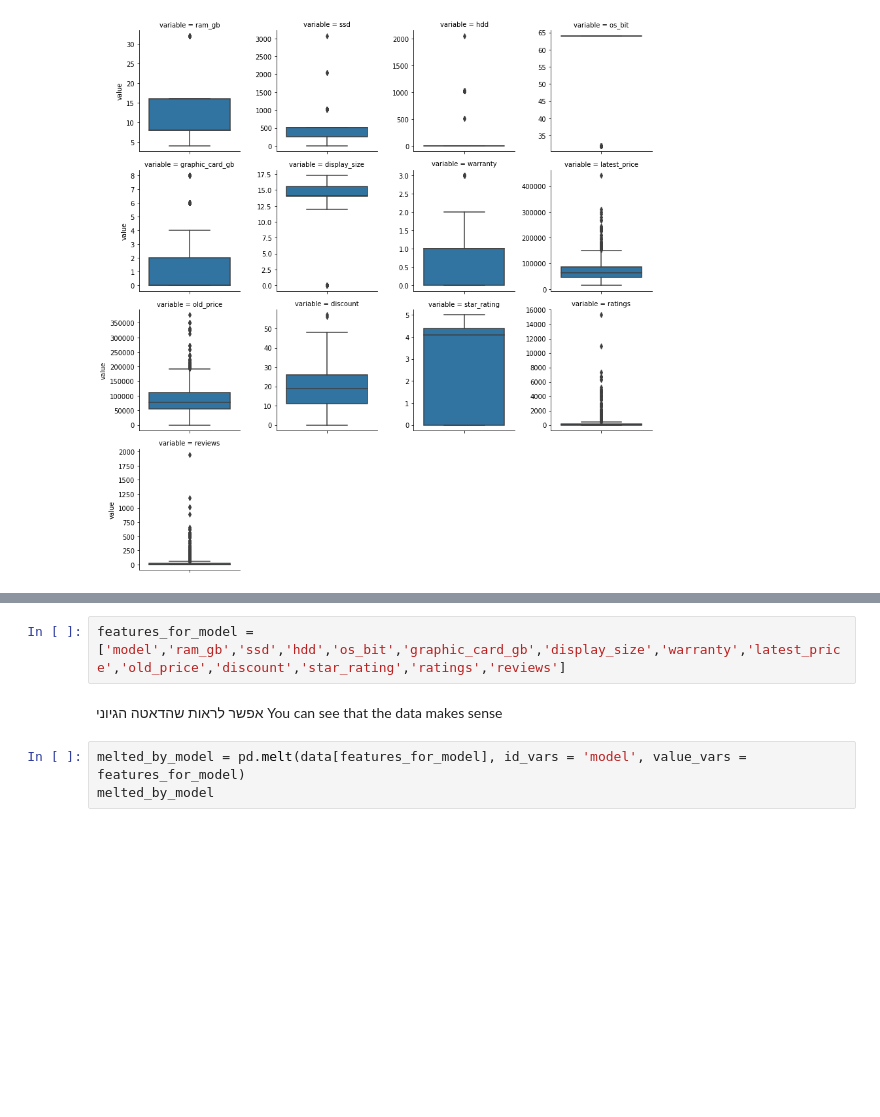
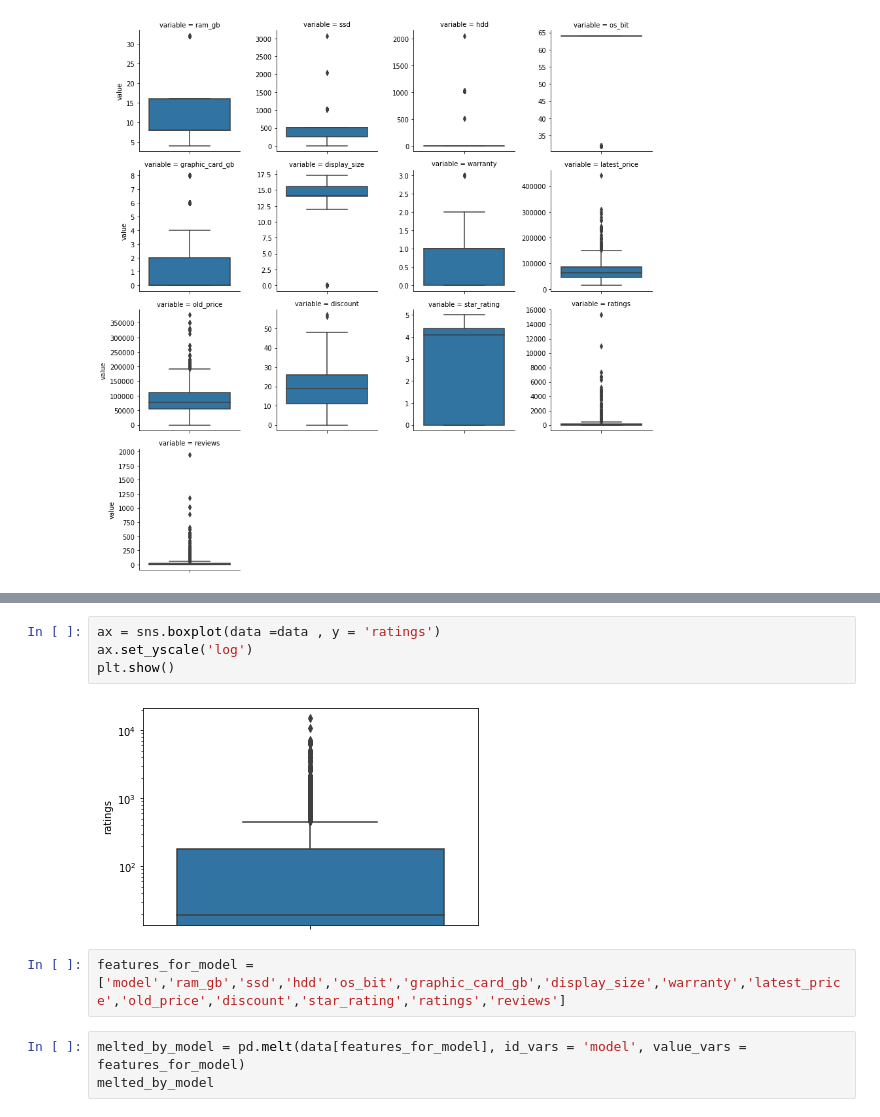
Before and after one commit to NoaBarNov/Data-Science-Project, a Jupyter notebook: finalproject.ipynb, the cells around one changed output, grey strips where cells are left out. Cells and saved outputs as stored; diff of their text form; blank space fills up the shorter version.

```diff
--- a/finalproject.ipynb
+++ b/finalproject.ipynb
@@ -443,8 +443,11 @@ plt.show()
+# %%
+ax = sns.boxplot(data =data , y = 'ratings')
+ax.set_yscale('log')
+plt.show()
+# %% [output]
+[figure, added]
 # %%
 features_for_model = ['model','ram_gb','ssd','hdd','os_bit','graphic_card_gb','display_size','warranty','latest_price','old_price','discount','star_rating','ratings','reviews']
-# %% [markdown]
-אפשר לראות שהדאטה הגיוני
-You can see that the data makes sense
 # %%
 melted_by_model = pd.melt(data[features_for_model], id_vars = 'model', value_vars = features_for_model)
 melted_by_model
```
Also changed, not shown: parts of 37 cells of this notebook.
